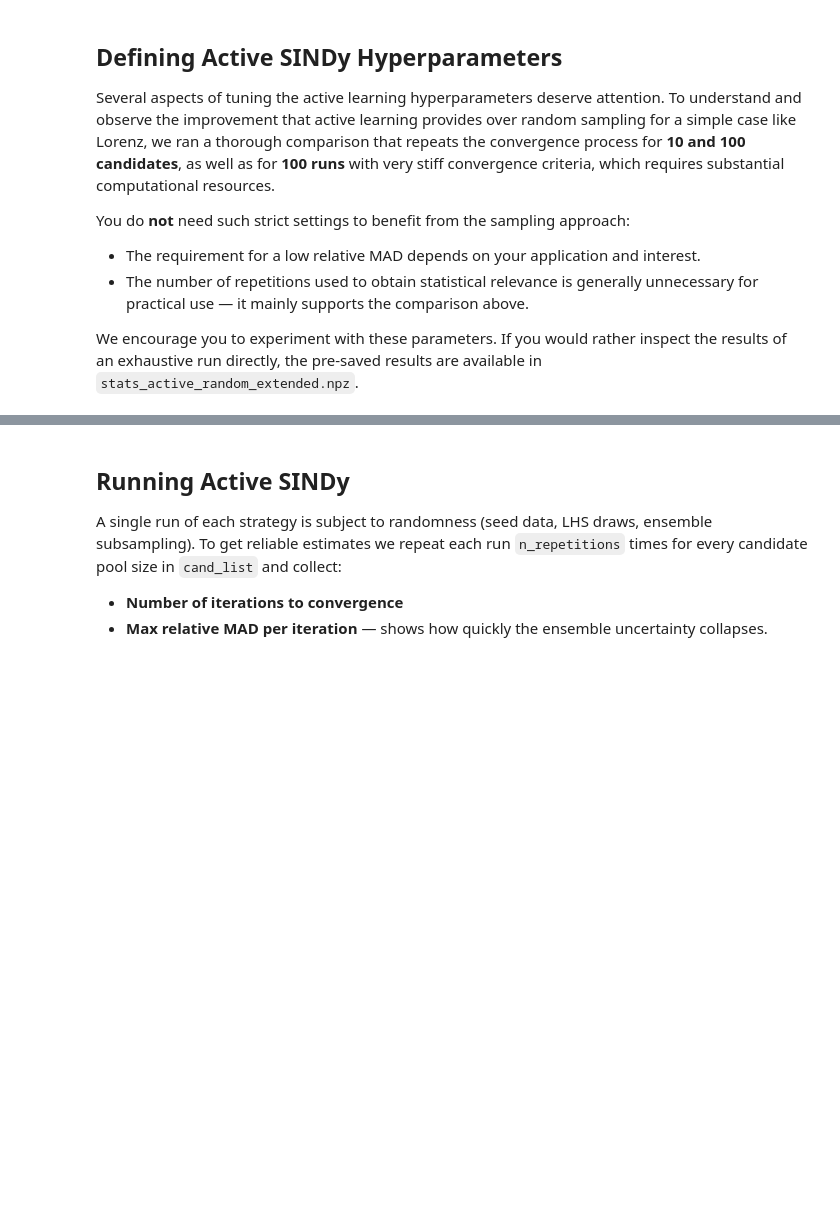
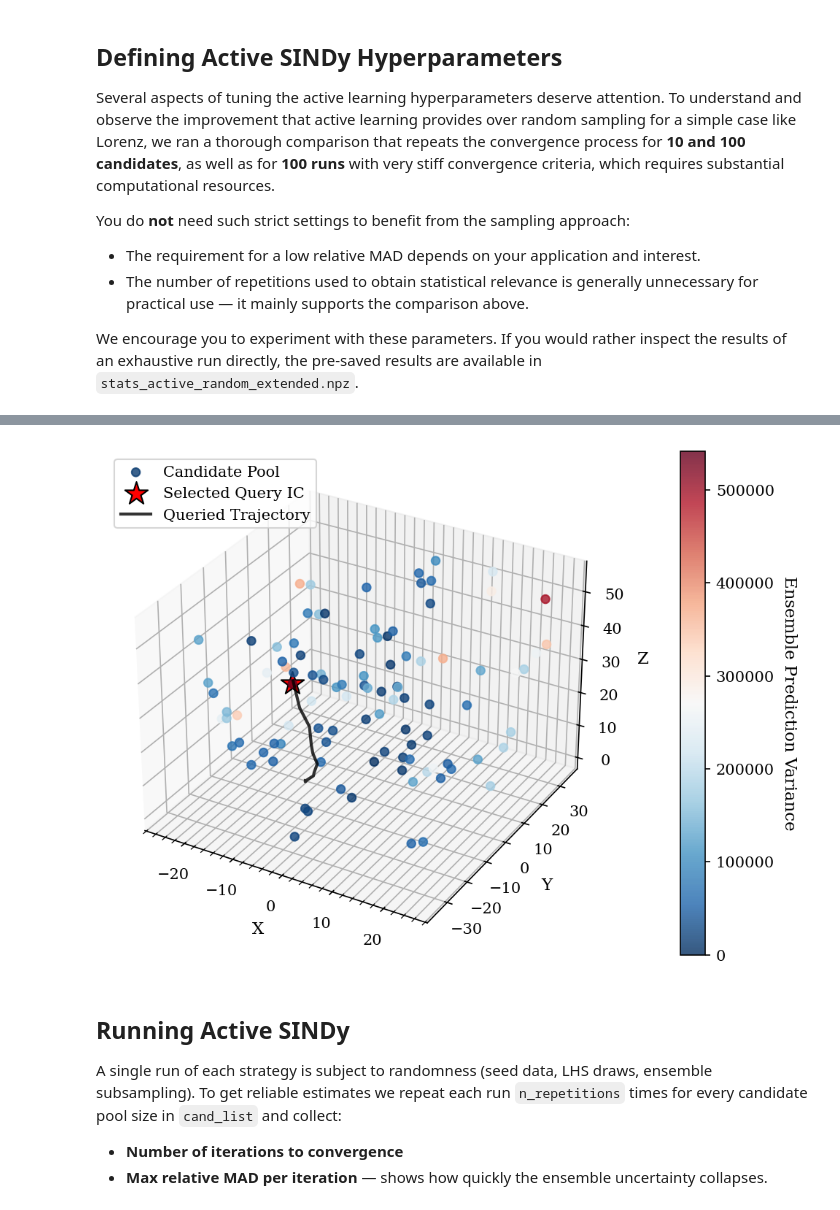
Before and after one commit to paullililili/SINDy4Engineers, a Jupyter notebook: Tutorials/S1 SINDy and its Extensions/1-8 Ensembling Methods/1-8-2 Active SINDy.ipynb, the cells around one changed output, grey strips where cells are left out. Saved outputs shown, nothing was run; the diff lists cells and outputs as text; code cells hidden in the pictures; blank space fills up the shorter version.

```diff
--- a/Tutorials/S1 SINDy and its Extensions/1-8 Ensembling Methods/1-8-2 Active SINDy.ipynb
+++ b/Tutorials/S1 SINDy and its Extensions/1-8 Ensembling Methods/1-8-2 Active SINDy.ipynb
@@ -116,7 +116,7 @@ ic_ranges          = np.array([[-15, 15], [-20, 20], [10, 40]])
 
 # --- Library & differentiation ---
 poly_degree     = 2
-smoother_window = 7
+smoother_window = 11
 
 # --- Ensemble ---
 lam        = 0.5
@@ -206,0 +211,14 @@ true_sparsity = int(np.count_nonzero(lorenz_coeffs_true))
+# %%
+x_train_list = x_initial_list.copy()
+t_train_list = t_initial_list.copy()
+points_ic = [params['initial_conditions_lhs']]
+
+# Compute initial library and time derivative
+theta, xdot, _ = _build_theta_xdot(
+    x_train_list, t_train_list,
+    params['poly_degree'], params['feature_names'],
+    smoother_window=smoother_window
+)
+
+# Track iteration count (which also functions as a seed for the sampler)
+iteration = 0
@@ -207,3 +232,45 @@ true_sparsity = int(np.count_nonzero(lorenz_coeffs_true))
+# %%
+# Obtain the ensemble models
+xis = _run_ensemble(
+    theta, xdot,
+    lam=params['lam'],
+    l2_norm=params['l2_norm'],
+    n_models=params['n_ensemble'],
+    n_candidates_to_drop=1,
+)
+
+# Obtain the next point to query based on ensemble uncertainty
+query_ic, candidate_points, uncertainties = sample_active(points_ic, xis, params, iteration)
+
+# Simulate the new trajectory with added noise
+sol = solve_ivp(
+    params['ode'], params['t_span_query'], query_ic,
+    t_eval=t_initial_list[0], args=params['ode_params']
+)
+x_query = sol.y.T
+noise_std = calculate_rms(x_query) * params['relative_noise_factor']
+x_query += np.random.normal(0, noise_std, x_query.shape)
+
+# Compute theta and xdot matrices for the new data points
+theta_new, xdot_new, _ = _build_theta_xdot(
+    [x_query], [sol.t],
+    params['poly_degree'], params['feature_names'],
+    smoother_window=smoother_window
+)
+x_train_list.append(x_query)
+t_train_list.append(sol.t)
+theta = np.concatenate((theta, theta_new), axis=0)
+xdot = np.concatenate((xdot, xdot_new), axis=0)
+points_ic.append(query_ic)
+iteration += 1
+
+# Visualize the active sampling process
+visualize_active_sampling_3d(
+    query_ic, candidate_points, uncertainties,
+    x_query, vmin=0.0
+)
+# %% [output]
+[figure, added]
 # %% [markdown]
 ## Running Active SINDy
 
```
Also changed, not shown: parts of 7 cells of this notebook, 2 other files.
